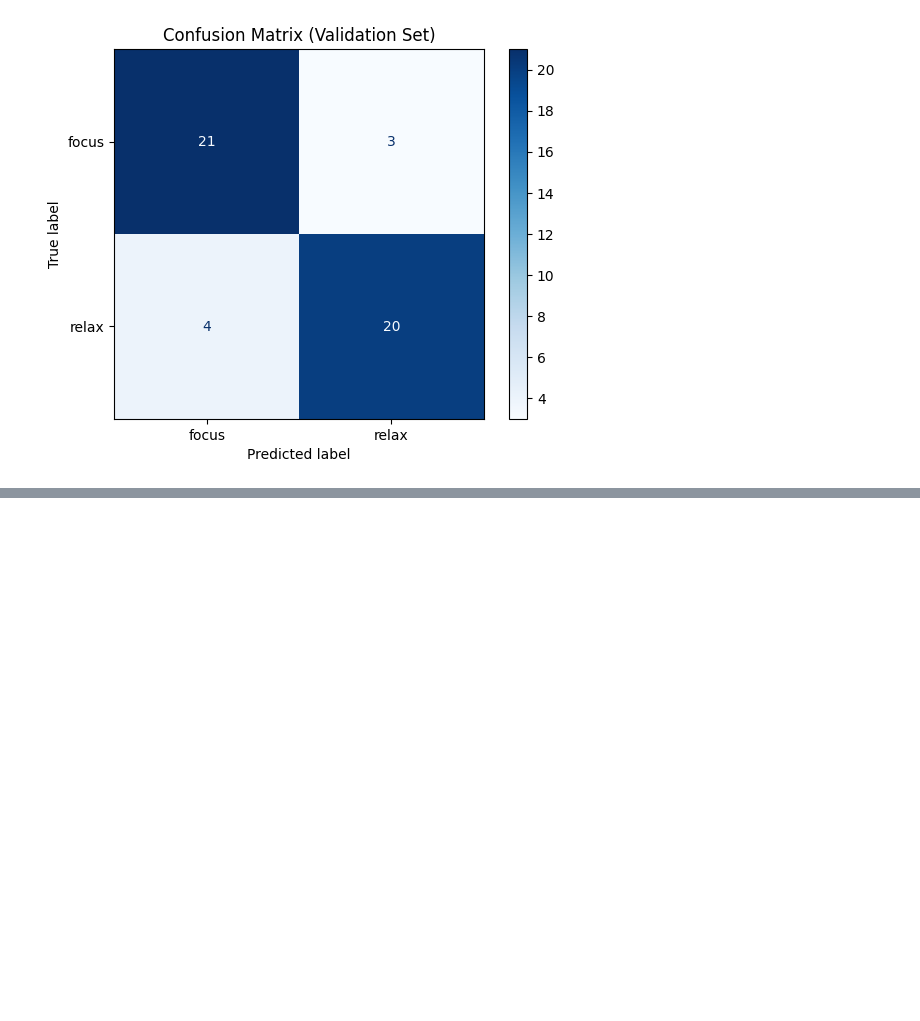
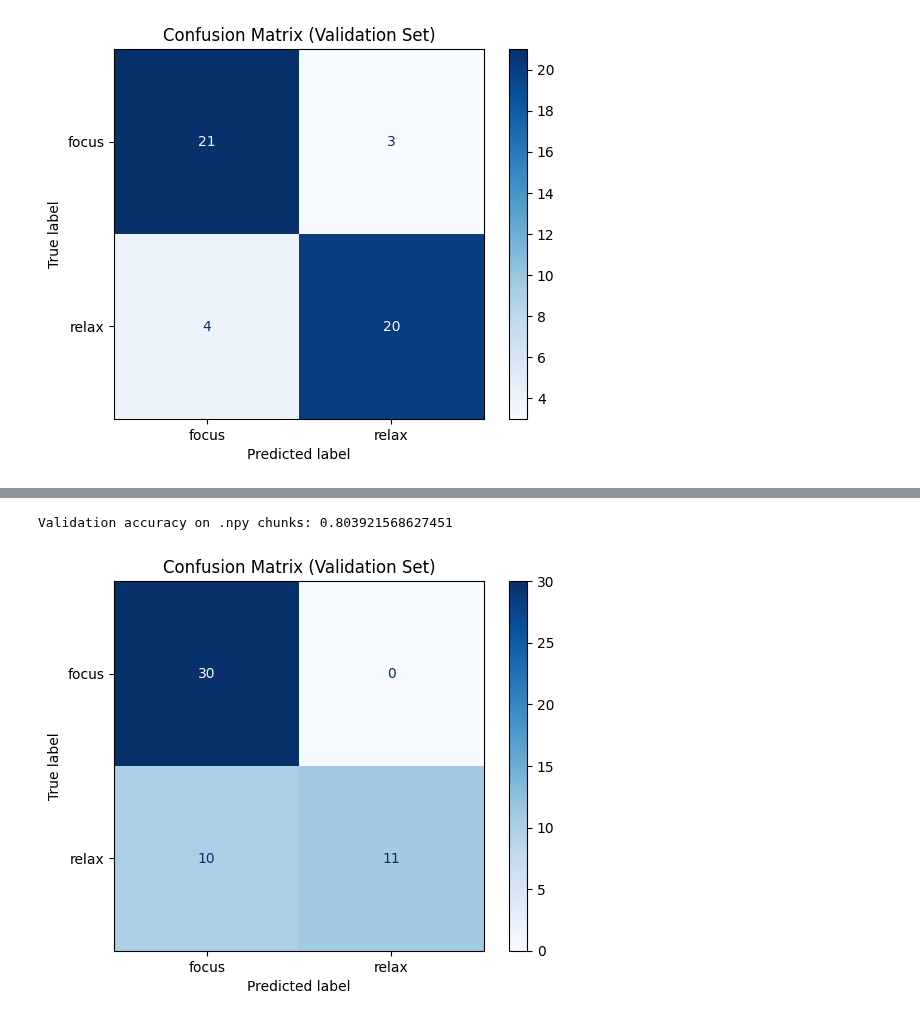
Before and after one commit to lnadi17/bci-game-server, a Jupyter notebook: processing/relax_ts_model.ipynb, the cells around one changed output, grey strips where cells are left out. Cells and saved outputs as stored; diff of their text form; code cells hidden in the pictures; blank space fills up the shorter version.

Commit message:
Add chunk tests in relax ts model

```diff
--- a/processing/relax_ts_model.ipynb
+++ b/processing/relax_ts_model.ipynb
@@ -181,0 +175,17 @@ Standard deviation (ddof=1)  : 0.0275
+# %%
+# Validate the model
+y_pred = clf.predict(X)
+val_accuracy = accuracy_score(y, y_pred)
+print(f"Validation accuracy on .npy chunks: {val_accuracy}")
+# %% [output]
+Validation accuracy on .npy chunks: 0.803921568627451
+# %%
+conf_matrix = confusion_matrix(y, y_pred)
+
+# Plot the confusion matrix
+disp = ConfusionMatrixDisplay(confusion_matrix=conf_matrix, display_labels=np.unique(y_val_pred))
+disp.plot(cmap=plt.cm.Blues)
+plt.title("Confusion Matrix (Validation Set)")
+plt.show()
+# %% [output]
+[figure, added]
```
Also changed, not shown: parts of 5 cells of this notebook.
